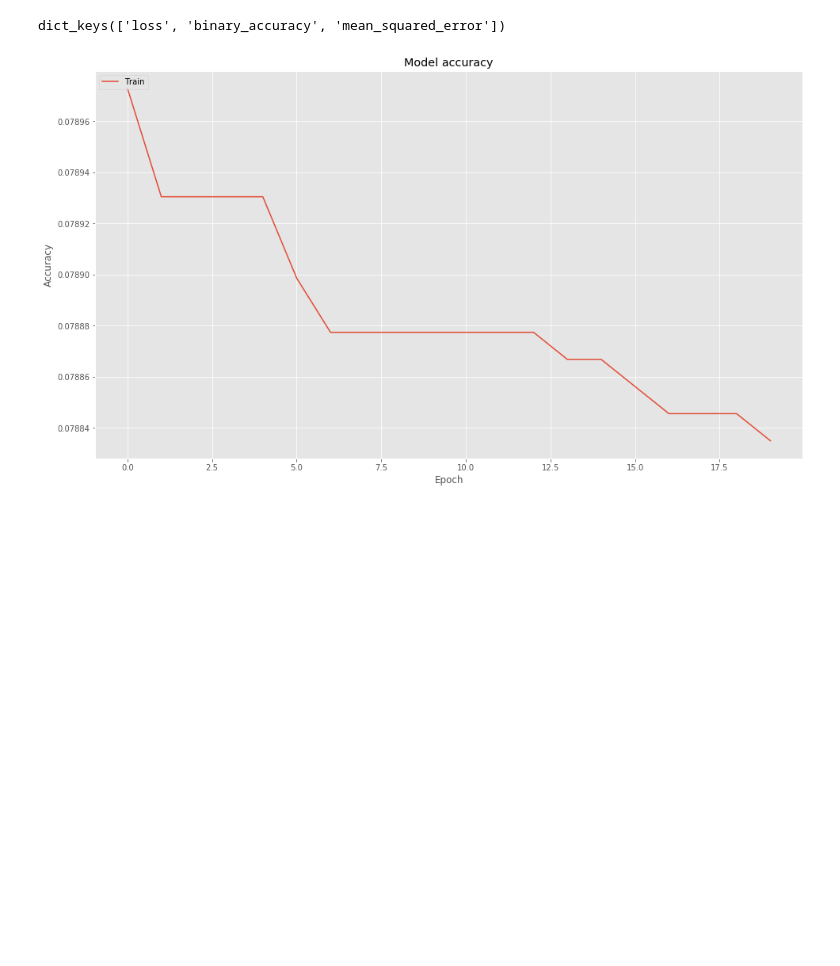
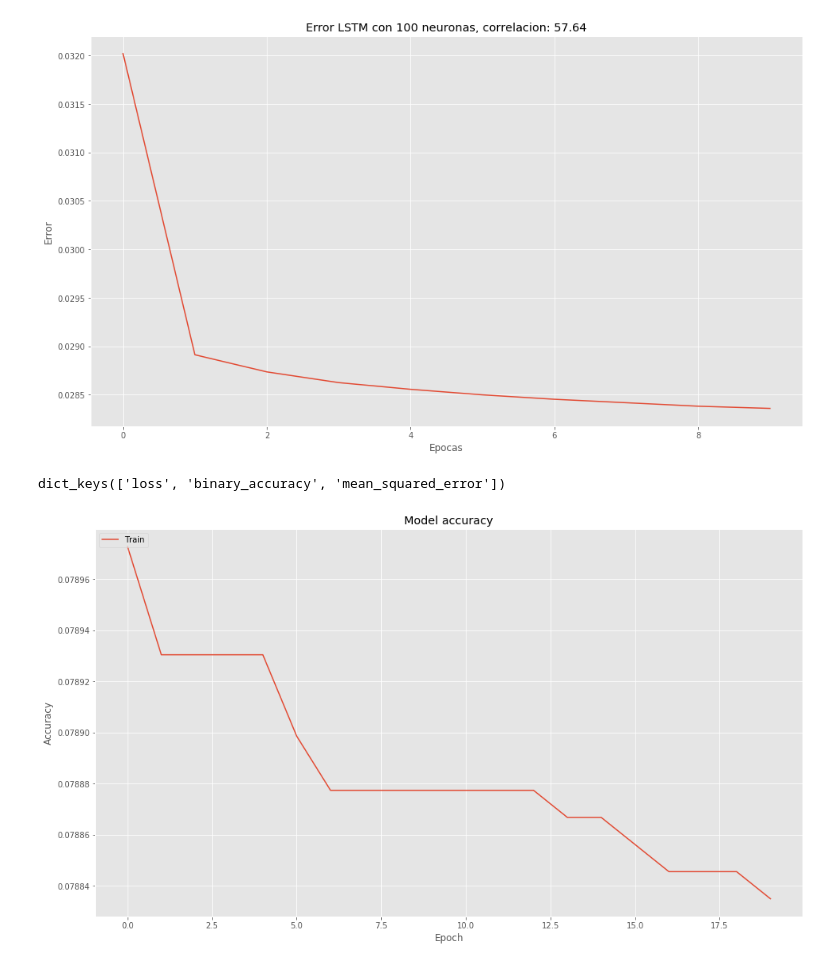
Before and after one commit to manumoya/TesisCivInfUSACH, a Jupyter notebook: 06.JupiterNote/reg_deepLSTM.ipynb, the cells around one changed output. Cells and saved outputs as stored; diff of their text form; code cells hidden in the pictures; blank space fills up the shorter version.

```diff
--- a/06.JupiterNote/reg_deepLSTM.ipynb
+++ b/06.JupiterNote/reg_deepLSTM.ipynb
@@ -222,10 +219,12 @@ plt.show()
 # %%
-## registro = pd.read_csv('training.log', sep=",")
+registro = pd.read_csv('training.log', sep=",")
 plt.plot(registro["epoch"].values, registro["loss"].values)
 plt.title("Error LSTM con %i neuronas, correlacion: %.2f" % (neuronas, corr[1][0] * 100))
 plt.ylabel("Error")
 plt.xlabel("Epocas")
 plt.show()
+# %% [output]
+[figure, added]
 # %%
 print(hist.history.keys())
 # %% [output]
```
Also changed, not shown: parts of 31 cells of this notebook, 6 other files.
